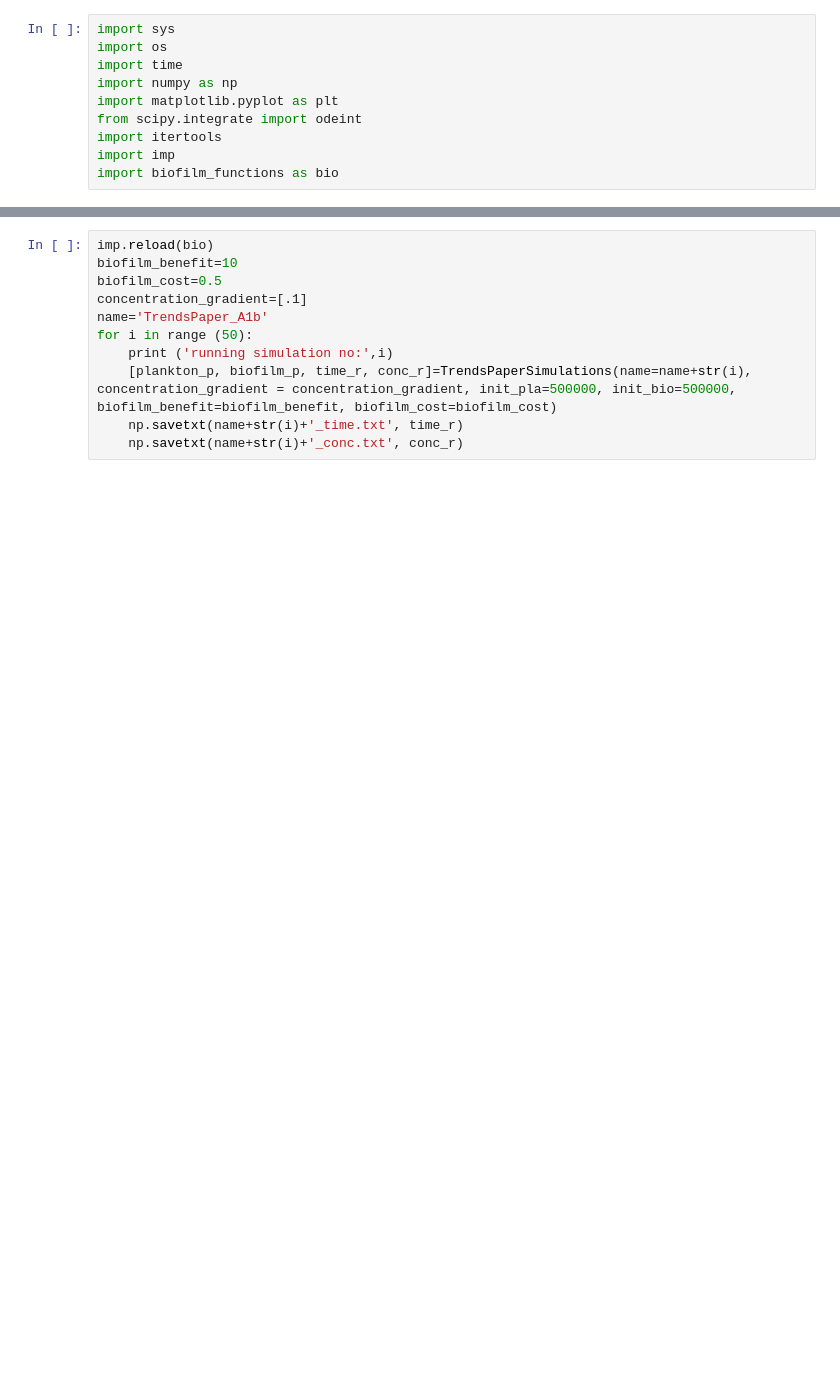
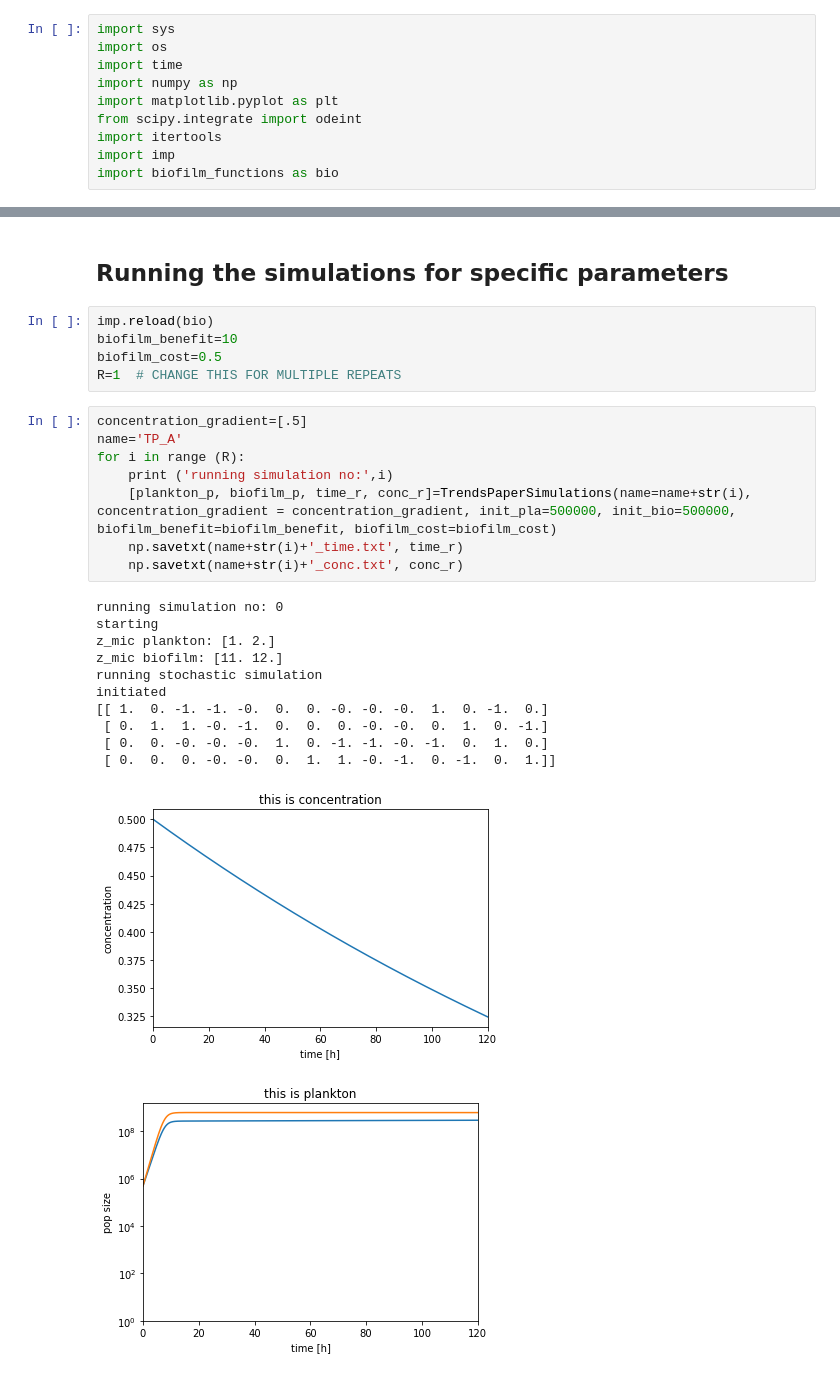
Before and after one commit to Trubenova/FrontiersBiofilmRecalcitrance, a Jupyter notebook: IllustrationOfEffects.ipynb, the cells around one changed output, grey strips where cells are left out. Drawn from its saved outputs; the diff is of its cells as text; blank space fills up the shorter version.

```diff
--- a/IllustrationOfEffects.ipynb
+++ b/IllustrationOfEffects.ipynb
@@ -87,14 +75,31 @@ def TrendsPaperSimulations(name= 'TrendsPaper_', concentration_gradient = [0], i
     print ('finished in ', end - start)
     my_treatment.save_output(name)
     return (my_treatment.pla_population_record,my_treatment.pla_population_record, my_treatment.time, my_treatment.concentration_record)
+# %% [markdown]
+## Running the simulations for specific parameters
+# %%
+imp.reload(bio)
+biofilm_benefit=10
+biofilm_cost=0.5
+R=1  # CHANGE THIS FOR MULTIPLE REPEATS
 # %%
-imp.reload(bio)
-biofilm_benefit=10
-biofilm_cost=0.5
-concentration_gradient=[.1]
-name='TrendsPaper_A1b'
-for i in range (50):
+concentration_gradient=[.5]
+name='TP_A'
+for i in range (R):
     print ('running simulation no:',i)
     [plankton_p, biofilm_p, time_r, conc_r]=TrendsPaperSimulations(name=name+str(i), concentration_gradient = concentration_gradient, init_pla=500000, init_bio=500000, biofilm_benefit=biofilm_benefit, biofilm_cost=biofilm_cost)
     np.savetxt(name+str(i)+'_time.txt', time_r)
     np.savetxt(name+str(i)+'_conc.txt', conc_r)
+# %% [output]
+running simulation no: 0
+starting
+z_mic plankton: [1. 2.]
+z_mic biofilm: [11. 12.]
+running stochastic simulation
+initiated
+[[ 1.  0. -1. -1. -0.  0.  0. -0. -0. -0.  1.  0. -1.  0.]
+ [ 0.  1.  1. -0. -1.  0.  0.  0. -0. -0.  0.  1.  0. -1.]
+ [ 0.  0. -0. -0. -0.  1.  0. -1. -1. -0. -1.  0.  1.  0.]
+ [ 0.  0.  0. -0. -0.  0.  1.  1. -0. -1.  0. -1.  0.  1.]]
+[figure, added]
+[figure, added]
```
Also changed, not shown: parts of 11 cells of this notebook.
